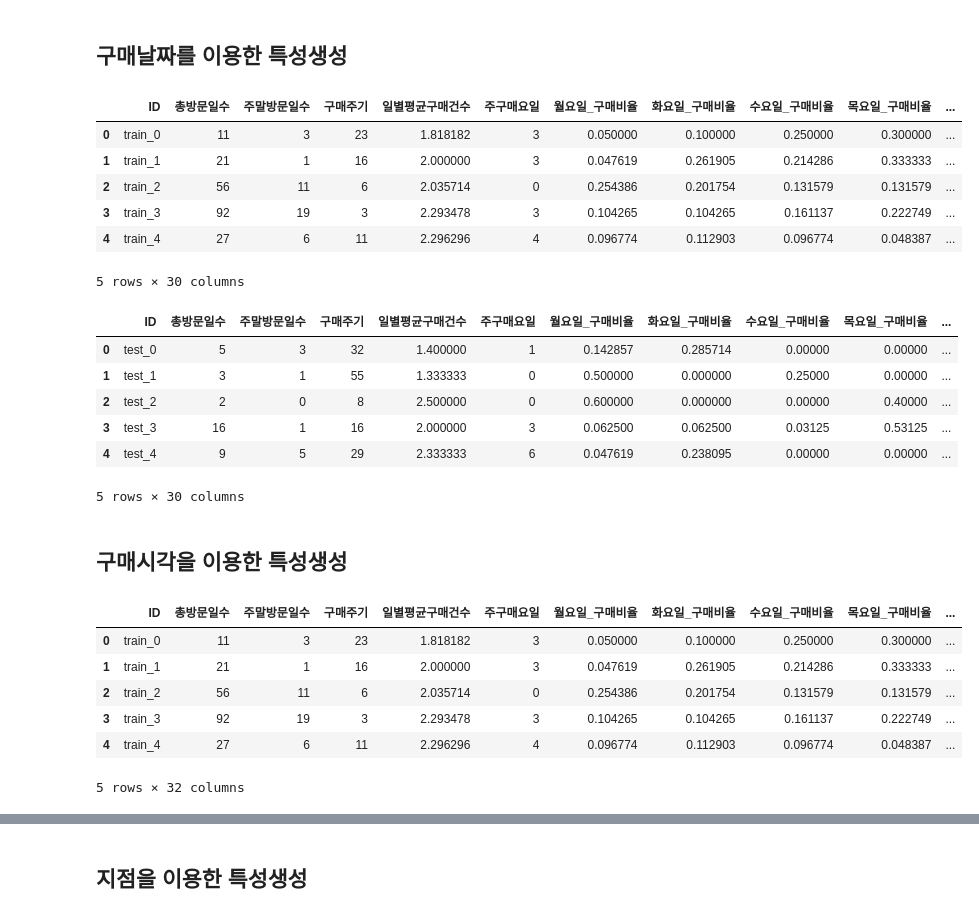
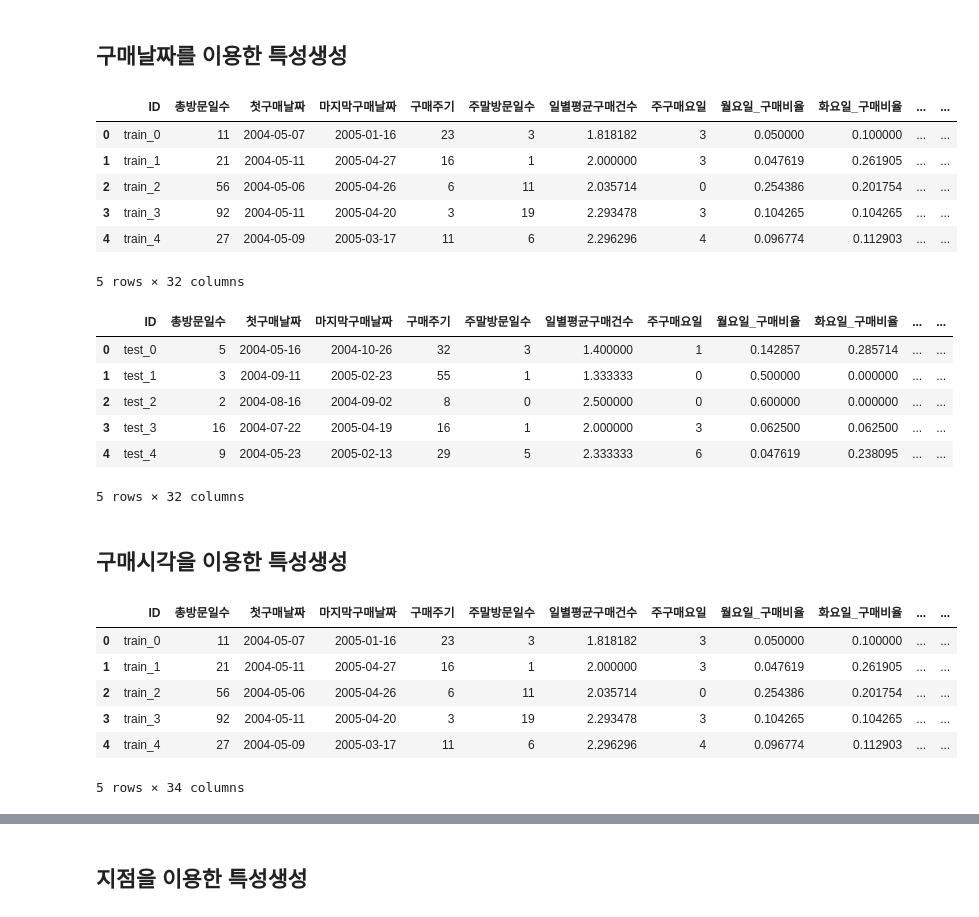
Before and after one commit to koeyhi/ms_3rd_finalproject, a Jupyter notebook: 권지혁/특성추출_베이스라인코드.ipynb, the cells around one changed output, grey strips where cells are left out. Saved outputs shown, nothing was run; the diff lists cells and outputs as text; code cells hidden in the pictures.

```diff
--- a/권지혁/특성추출_베이스라인코드.ipynb
+++ b/권지혁/특성추출_베이스라인코드.ipynb
@@ -192,61 +195,76 @@ train_ft.shape, test_ft.shape
 # 주말방문비율 -> 주말방문일수
 # 계절별 구매비율 제거 및 월별, 요일별 구매비율 추가
 # 월별, 연도별평균구매건수 및 연도별 구매비율 추가
+# 첫, 마지막구매날짜 추가
+
 agg_list = [
     ("총방문일수", "nunique"),
+    ("첫구매날짜", lambda x: x.min()),
+    ("마지막구매날짜", lambda x: x.max()),
+    ("구매주기", lambda x: int((x.max() - x.min()).days / x.dt.date.nunique())),
     ("주말방문일수", lambda x: x[x.dt.weekday > 4].nunique()),
-    ("구매주기", lambda x: int((x.max() - x.min()).days / x.dt.date.nunique())),
     ("일별평균구매건수", lambda x: x.count() / x.dt.date.nunique()),
+
+    # 구매 요일 특성
+    ('평균구매요일', lambda x: x.dt.weekday.mean()),
     ("주구매요일", lambda x: x.dt.weekday.mode()[0]),
     ("월요일_구매비율", lambda x: np.mean(x.dt.weekday == 0)),
     ("화요일_구매비율", lambda x: np.mean(x.dt.weekday == 1)),
     ("수요일_구매비율", lambda x: np.mean(x.dt.weekday == 2)),
     ("목요일_구매비율", lambda x: np.mean(x.dt.weekday == 3)),
     ("금요일_구매비율", lambda x: np.mean(x.dt.weekday == 4)),
     ("토요일_구매비율", lambda x: np.mean(x.dt.weekday == 5)),
     ("일요일_구매비율", lambda x: np.mean(x.dt.weekday == 6)),
+
+
     ("1월_구매비율", lambda x: np.mean(x.dt.month == 1)),
     ("2월_구매비율", lambda x: np.mean(x.dt.month == 2)),
     ("3월_구매비율", lambda x: np.mean(x.dt.month == 3)),
     ("4월_구매비율", lambda x: np.mean(x.dt.month == 4)),
     ("5월_구매비율", lambda x: np.mean(x.dt.month == 5)),
     ("6월_구매비율", lambda x: np.mean(x.dt.month == 6)),
     ("7월_구매비율", lambda x: np.mean(x.dt.month == 7)),
     ("8월_구매비율", lambda x: np.mean(x.dt.month == 8)),
     ("9월_구매비율", lambda x: np.mean(x.dt.month == 9)),
     ("10월_구매비율", lambda x: np.mean(x.dt.month == 10)),
     ("11월_구매비율", lambda x: np.mean(x.dt.month == 11)),
     ("12월_구매비율", lambda x: np.mean(x.dt.month == 12)),
+    ('봄_구매비율', lambda x: np.mean(x.dt.month.isin([3,4,5]))),
+    ('여름_구매비율', lambda x: np.mean(x.dt.month.isin([6,7,8]))),
+    ('가을_구매비율', lambda x: np.mean(x.dt.month.isin([9,10,11]))),
+    ('겨울_구매비율', lambda x: np.mean(x.dt.month.isin([1,2,12]))),
     ("거래개월수", lambda x: x.dt.date.astype(str).str[:-3].nunique()),
     ("월별평균구매건수", lambda x: x.count() / x.dt.month.nunique()),
+
+
     ("2004년_구매비율", lambda x: np.mean(x.dt.year == 2004)),
     ("2005년_구매비율", lambda x: np.mean(x.dt.year == 2005)),
     ("연도별평균구매건수", lambda x: x.count() / x.dt.year.nunique()),
 ]
 
 tmp = train_tr.groupby("ID")["구매날짜"].agg(agg_list).reset_index()
 train_ft = train_ft.merge(tmp, how="left", on="ID")
 train_ft.head()
 # %% [output]
-|  | ID | 총방문일수 | 주말방문일수 | 구매주기 | 일별평균구매건수 | 주구매요일 | 월요일_구매비율 | 화요일_구매비율 | 수요일_구매비율 | 목요일_구매비율 | ... |
-| 0 | train_0 | 11 | 3 | 23 | 1.818182 | 3 | 0.050000 | 0.100000 | 0.250000 | 0.300000 | ... |
-| 1 | train_1 | 21 | 1 | 16 | 2.000000 | 3 | 0.047619 | 0.261905 | 0.214286 | 0.333333 | ... |
-| 2 | train_2 | 56 | 11 | 6 | 2.035714 | 0 | 0.254386 | 0.201754 | 0.131579 | 0.131579 | ... |
-| 3 | train_3 | 92 | 19 | 3 | 2.293478 | 3 | 0.104265 | 0.104265 | 0.161137 | 0.222749 | ... |
-| 4 | train_4 | 27 | 6 | 11 | 2.296296 | 4 | 0.096774 | 0.112903 | 0.096774 | 0.048387 | ... |
+|  | ID | 총방문일수 | 첫구매날짜 | 마지막구매날짜 | 구매주기 | 주말방문일수 | 일별평균구매건수 | 주구매요일 | 월요일_구매비율 | 화요일_구매비율 | ... | ... |
+| 0 | train_0 | 11 | 2004-05-07 | 2005-01-16 | 23 | 3 | 1.818182 | 3 | 0.050000 | 0.100000 | ... | ... |
+| 1 | train_1 | 21 | 2004-05-11 | 2005-04-27 | 16 | 1 | 2.000000 | 3 | 0.047619 | 0.261905 | ... | ... |
+| 2 | train_2 | 56 | 2004-05-06 | 2005-04-26 | 6 | 11 | 2.035714 | 0 | 0.254386 | 0.201754 | ... | ... |
+| 3 | train_3 | 92 | 2004-05-11 | 2005-04-20 | 3 | 19 | 2.293478 | 3 | 0.104265 | 0.104265 | ... | ... |
+| 4 | train_4 | 27 | 2004-05-09 | 2005-03-17 | 11 | 6 | 2.296296 | 4 | 0.096774 | 0.112903 | ... | ... |
-5 rows × 30 columns
+5 rows × 32 columns
 # %%
 tmp = test_tr.groupby("ID")["구매날짜"].agg(agg_list).reset_index()
 test_ft = test_ft.merge(tmp, how="left", on="ID")
 test_ft.head()
 # %% [output]
-|  | ID | 총방문일수 | 주말방문일수 | 구매주기 | 일별평균구매건수 | 주구매요일 | 월요일_구매비율 | 화요일_구매비율 | 수요일_구매비율 | 목요일_구매비율 | ... |
-| 0 | test_0 | 5 | 3 | 32 | 1.400000 | 1 | 0.142857 | 0.285714 | 0.00000 | 0.00000 | ... |
-| 1 | test_1 | 3 | 1 | 55 | 1.333333 | 0 | 0.500000 | 0.000000 | 0.25000 | 0.00000 | ... |
-| 2 | test_2 | 2 | 0 | 8 | 2.500000 | 0 | 0.600000 | 0.000000 | 0.00000 | 0.40000 | ... |
-| 3 | test_3 | 16 | 1 | 16 | 2.000000 | 3 | 0.062500 | 0.062500 | 0.03125 | 0.53125 | ... |
-| 4 | test_4 | 9 | 5 | 29 | 2.333333 | 6 | 0.047619 | 0.238095 | 0.00000 | 0.00000 | ... |
+|  | ID | 총방문일수 | 첫구매날짜 | 마지막구매날짜 | 구매주기 | 주말방문일수 | 일별평균구매건수 | 주구매요일 | 월요일_구매비율 | 화요일_구매비율 | ... | ... |
+| 0 | test_0 | 5 | 2004-05-16 | 2004-10-26 | 32 | 3 | 1.400000 | 1 | 0.142857 | 0.285714 | ... | ... |
+| 1 | test_1 | 3 | 2004-09-11 | 2005-02-23 | 55 | 1 | 1.333333 | 0 | 0.500000 | 0.000000 | ... | ... |
+| 2 | test_2 | 2 | 2004-08-16 | 2004-09-02 | 8 | 0 | 2.500000 | 0 | 0.600000 | 0.000000 | ... | ... |
+| 3 | test_3 | 16 | 2004-07-22 | 2005-04-19 | 16 | 1 | 2.000000 | 3 | 0.062500 | 0.062500 | ... | ... |
+| 4 | test_4 | 9 | 2004-05-23 | 2005-02-13 | 29 | 5 | 2.333333 | 6 | 0.047619 | 0.238095 | ... | ... |
-5 rows × 30 columns
+5 rows × 32 columns
 # %%
 train_ft.to_csv(f"{DATA_PATH}train_tmp.csv",index=False)
 test_ft.to_csv(f"{DATA_PATH}test_tmp.csv",index=False)
@@ -260,19 +314,26 @@ test_ft = pd.read_csv(f"{DATA_PATH}test_tmp.csv")
 agg_list = [
     ("18시이전_구매비율", lambda x: (x.astype(str).str[:2].astype(int) < 18).mean()),
     ("18시이후_구매비율", lambda x: (x.astype(str).str[:2].astype(int) >= 18).mean())
+
+    # 구매 시간
+    ('오전 구매 비율', lambda x : np.mean(x.dt.hour < 12)), ###
+    ('오후 구매 비율', lambda x : np.mean(x.dt.hour >= 12)),###
+    ('주구매시간대', lambda x: x.dt.hour.mode()[0]),  # 가장 자주 구매한 시간대(시간)
+    ('평균구매_시간', lambda x: x.dt.hour.mean()),    # 평균 구매 시간
+    ('야간구매비율', lambda x: np.mean((x.dt.hour >= 18) | (x.dt.hour <= 6))),  # 야간 구매 비율 18시 ~ 05시
 ]
 
 tmp = train_tr.groupby("ID")["구매시각"].agg(agg_list).reset_index()
 train_ft = train_ft.merge(tmp, how="left", on="ID")
 train_ft.head()
 # %% [output]
-|  | ID | 총방문일수 | 주말방문일수 | 구매주기 | 일별평균구매건수 | 주구매요일 | 월요일_구매비율 | 화요일_구매비율 | 수요일_구매비율 | 목요일_구매비율 | ... |
-| 0 | train_0 | 11 | 3 | 23 | 1.818182 | 3 | 0.050000 | 0.100000 | 0.250000 | 0.300000 | ... |
-| 1 | train_1 | 21 | 1 | 16 | 2.000000 | 3 | 0.047619 | 0.261905 | 0.214286 | 0.333333 | ... |
-| 2 | train_2 | 56 | 11 | 6 | 2.035714 | 0 | 0.254386 | 0.201754 | 0.131579 | 0.131579 | ... |
-| 3 | train_3 | 92 | 19 | 3 | 2.293478 | 3 | 0.104265 | 0.104265 | 0.161137 | 0.222749 | ... |
-| 4 | train_4 | 27 | 6 | 11 | 2.296296 | 4 | 0.096774 | 0.112903 | 0.096774 | 0.048387 | ... |
+|  | ID | 총방문일수 | 첫구매날짜 | 마지막구매날짜 | 구매주기 | 주말방문일수 | 일별평균구매건수 | 주구매요일 | 월요일_구매비율 | 화요일_구매비율 | ... | ... |
+| 0 | train_0 | 11 | 2004-05-07 | 2005-01-16 | 23 | 3 | 1.818182 | 3 | 0.050000 | 0.100000 | ... | ... |
+| 1 | train_1 | 21 | 2004-05-11 | 2005-04-27 | 16 | 1 | 2.000000 | 3 | 0.047619 | 0.261905 | ... | ... |
+| 2 | train_2 | 56 | 2004-05-06 | 2005-04-26 | 6 | 11 | 2.035714 | 0 | 0.254386 | 0.201754 | ... | ... |
+| 3 | train_3 | 92 | 2004-05-11 | 2005-04-20 | 3 | 19 | 2.293478 | 3 | 0.104265 | 0.104265 | ... | ... |
+| 4 | train_4 | 27 | 2004-05-09 | 2005-03-17 | 11 | 6 | 2.296296 | 4 | 0.096774 | 0.112903 | ... | ... |
-5 rows × 32 columns
+5 rows × 34 columns
 # %%
 tmp = test_tr.groupby("ID")["구매시각"].agg(agg_list).reset_index()
 test_ft = test_ft.merge(tmp, how="left", on="ID")
```
Also changed, not shown: parts of 23 cells of this notebook.
